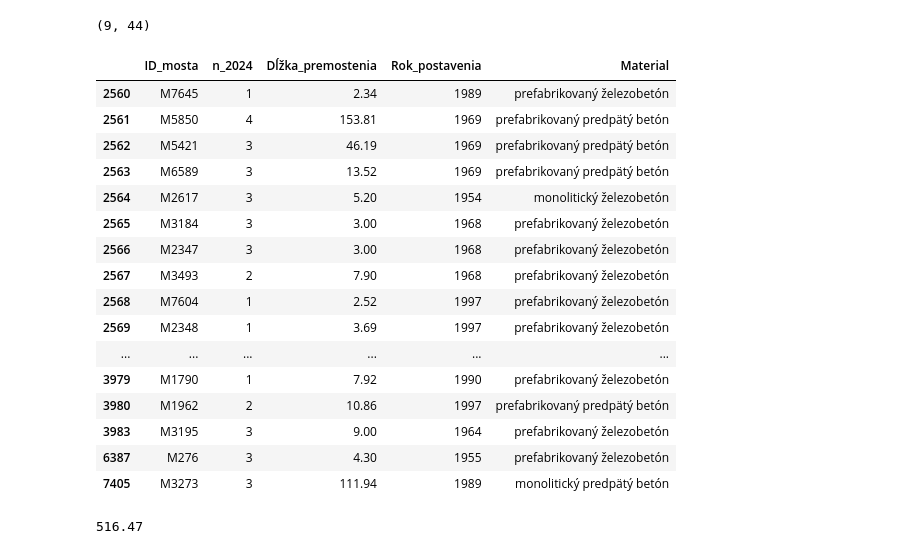
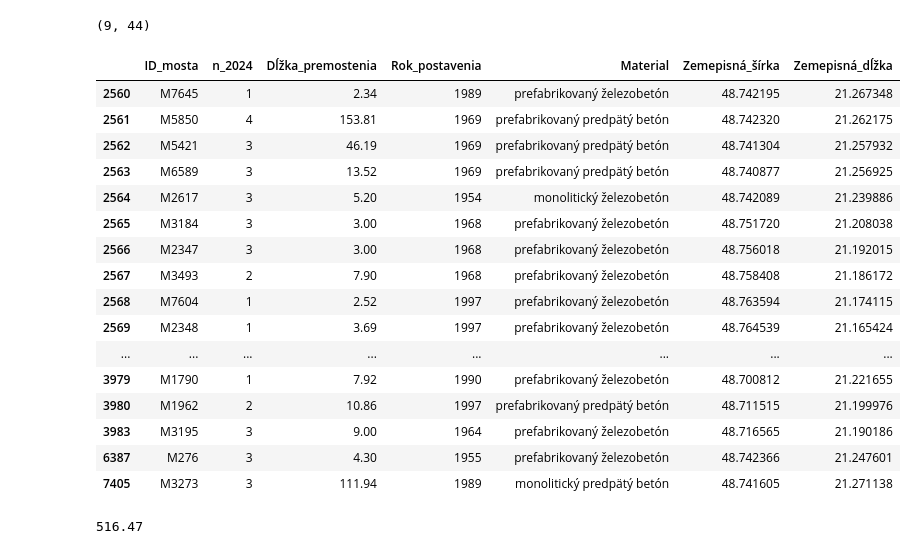
Before and after one commit to Medvedku/Bridges, a Jupyter notebook: 08_SC_KE/MAG/mosty_magistratu.ipynb, the cells around one changed output. Saved outputs shown, nothing was run; the diff lists cells and outputs as text; code cells hidden in the pictures.

```diff
--- a/08_SC_KE/MAG/mosty_magistratu.ipynb
+++ b/08_SC_KE/MAG/mosty_magistratu.ipynb
@@ -85,25 +85,25 @@ KSK_bridges.shape
 (9, 44)
 # %%
 MAGKE_bridges[["ID_mosta", "n_2024", "Dĺžka_premostenia",
-               "Rok_postavenia",  "Material"]]
+               "Rok_postavenia",  "Material", "Zemepisná_šírka", "Zemepisná_dĺžka"]]
 # %% [output]
-|  | ID_mosta | n_2024 | Dĺžka_premostenia | Rok_postavenia | Material |
-| 2560 | M7645 | 1 | 2.34 | 1989 | prefabrikovaný železobetón |
-| 2561 | M5850 | 4 | 153.81 | 1969 | prefabrikovaný predpätý betón |
-| 2562 | M5421 | 3 | 46.19 | 1969 | prefabrikovaný predpätý betón |
-| 2563 | M6589 | 3 | 13.52 | 1969 | prefabrikovaný predpätý betón |
-| 2564 | M2617 | 3 | 5.20 | 1954 | monolitický železobetón |
-| 2565 | M3184 | 3 | 3.00 | 1968 | prefabrikovaný železobetón |
-| 2566 | M2347 | 3 | 3.00 | 1968 | prefabrikovaný železobetón |
-| 2567 | M3493 | 2 | 7.90 | 1968 | prefabrikovaný železobetón |
-| 2568 | M7604 | 1 | 2.52 | 1997 | prefabrikovaný železobetón |
-| 2569 | M2348 | 1 | 3.69 | 1997 | prefabrikovaný železobetón |
-| ... | ... | ... | ... | ... | ... |
-| 3979 | M1790 | 1 | 7.92 | 1990 | prefabrikovaný železobetón |
-| 3980 | M1962 | 2 | 10.86 | 1997 | prefabrikovaný predpätý betón |
-| 3983 | M3195 | 3 | 9.00 | 1964 | prefabrikovaný železobetón |
-| 6387 | M276 | 3 | 4.30 | 1955 | prefabrikovaný železobetón |
-| 7405 | M3273 | 3 | 111.94 | 1989 | monolitický predpätý betón |
+|  | ID_mosta | n_2024 | Dĺžka_premostenia | Rok_postavenia | Material | Zemepisná_šírka | Zemepisná_dĺžka |
+| 2560 | M7645 | 1 | 2.34 | 1989 | prefabrikovaný železobetón | 48.742195 | 21.267348 |
+| 2561 | M5850 | 4 | 153.81 | 1969 | prefabrikovaný predpätý betón | 48.742320 | 21.262175 |
+| 2562 | M5421 | 3 | 46.19 | 1969 | prefabrikovaný predpätý betón | 48.741304 | 21.257932 |
+| 2563 | M6589 | 3 | 13.52 | 1969 | prefabrikovaný predpätý betón | 48.740877 | 21.256925 |
+| 2564 | M2617 | 3 | 5.20 | 1954 | monolitický železobetón | 48.742089 | 21.239886 |
+| 2565 | M3184 | 3 | 3.00 | 1968 | prefabrikovaný železobetón | 48.751720 | 21.208038 |
+| 2566 | M2347 | 3 | 3.00 | 1968 | prefabrikovaný železobetón | 48.756018 | 21.192015 |
+| 2567 | M3493 | 2 | 7.90 | 1968 | prefabrikovaný železobetón | 48.758408 | 21.186172 |
+| 2568 | M7604 | 1 | 2.52 | 1997 | prefabrikovaný železobetón | 48.763594 | 21.174115 |
+| 2569 | M2348 | 1 | 3.69 | 1997 | prefabrikovaný železobetón | 48.764539 | 21.165424 |
+| ... | ... | ... | ... | ... | ... | ... | ... |
+| 3979 | M1790 | 1 | 7.92 | 1990 | prefabrikovaný železobetón | 48.700812 | 21.221655 |
+| 3980 | M1962 | 2 | 10.86 | 1997 | prefabrikovaný predpätý betón | 48.711515 | 21.199976 |
+| 3983 | M3195 | 3 | 9.00 | 1964 | prefabrikovaný železobetón | 48.716565 | 21.190186 |
+| 6387 | M276 | 3 | 4.30 | 1955 | prefabrikovaný železobetón | 48.742366 | 21.247601 |
+| 7405 | M3273 | 3 | 111.94 | 1989 | monolitický predpätý betón | 48.741605 | 21.271138 |
 # %%
 MAGKE_bridges["Dĺžka_premostenia"].sum()
 # %% [output]
```
Also changed, not shown: parts of 3 cells of this notebook.
